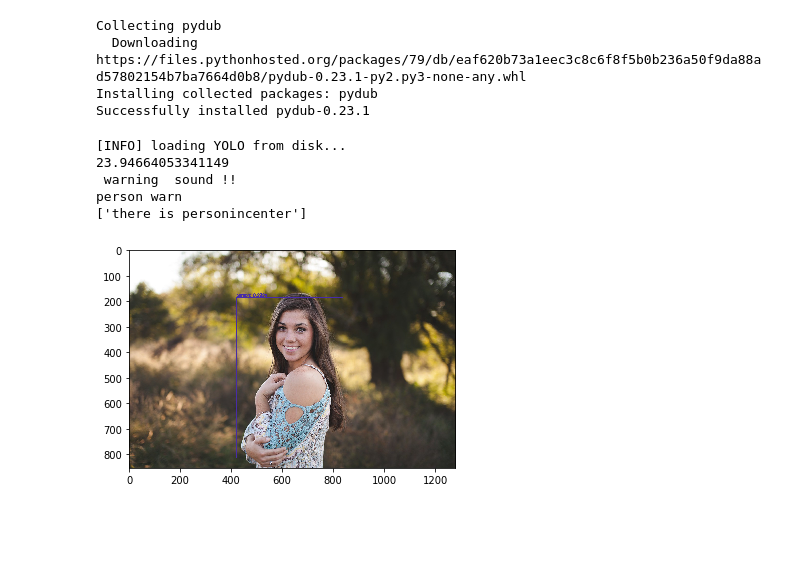
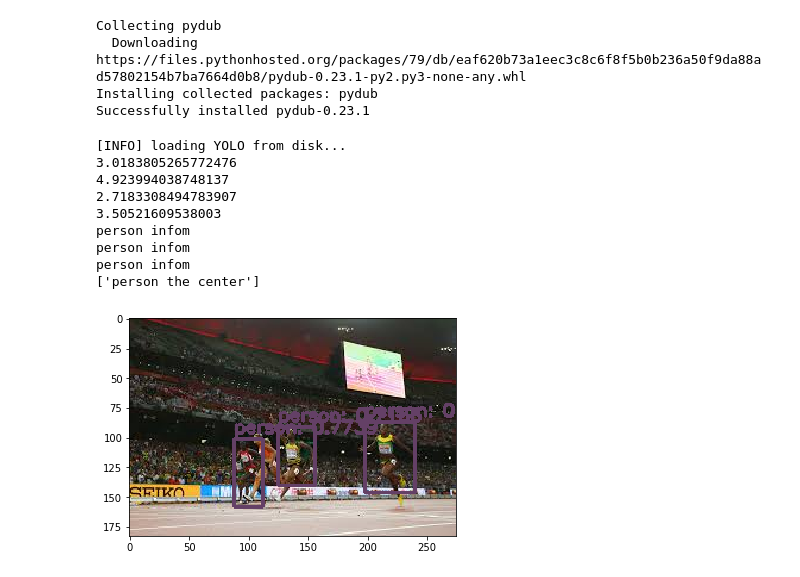
Before and after one commit to MonaaMohammed/SeeAPP-, a Jupyter notebook: selecting_the_objects_SeeApp.ipynb, the cells around one changed output. Saved outputs shown, nothing was run; the diff lists cells and outputs as text; code cells hidden in the pictures; blank space fills up the shorter version.

```diff
--- a/selecting_the_objects_SeeApp.ipynb
+++ b/selecting_the_objects_SeeApp.ipynb
@@ -111,7 +111,7 @@ ln = [ln[i[0] - 1] for i in net.getUnconnectedOutLayers()]
 # load the image with imread()
 
 
-imageSource =  '/content/test.jpg'
+imageSource =  '/content/test4.jpg'
 
 
 dic_minper = dict(classID = 0 ,minper = 3.1 )
@@ -187,6 +187,10 @@ for output in layerOutputs:
 
   idxs = cv2.dnn.NMSBoxes(boxes, confidences, 0.5, 0.3)
   texts =[]
+  classes_In_center =[]
+
+  b=set()
+  texts_of_3objects=[]
 # ensure at least one detection exists
 if len(idxs) > 0:
 
@@ -211,7 +215,18 @@ if len(idxs) > 0:
                           #center
                   if  centerX <= (W/3 * 2):
                       W_pos = "center"
-                      texts.append("there is "+   LABELS[classIDs[i]] + "in" + W_pos )
+                      #here all the classes in the center
+                      classes_In_center.append(classIDs[i])
+                      num_classes = len(classes_In_center)
+                      #this remove the the duplicate classes in the list # classes_In_center=[]
+                      for x in classes_In_center :
+                        if x not in b :
+                          texts.append(x)
+                          b.add(x)
+
+
+
+
 
                   #selecting object based on more dangers in the left
                           #left
@@ -236,7 +251,20 @@ if len(idxs) > 0:
 
                   if centerX <= (W/3 * 2):
                         W_pos= " the center"
-                        texts.append("there is "+ LABELS[classIDs[i]]   +  "in"  + W_pos  )
+                       #here all the classes in the center
+                        classes_In_center.append(classIDs[i])
+                        num_classes = len(classes_In_center)
+                         #this remove the the duplicate classes in the list # classes_In_center=[]
+                        for x in classes_In_center :
+                            if x not in b :
+                              texts.append(LABELS[classIDs[x]] +  W_pos )
+                              b.add(x)
+
+
+
+
+
+                        #texts.append("there is "+ LABELS[classIDs[i]]   +  "in"  + W_pos  )
                     #   print(texts)
                     #selecting object based on more dangers in the left
                           #left
@@ -256,7 +284,12 @@ if len(idxs) > 0:
          # print(texts)
           else:
                   print (LABELS[classIDs[i]], "Far")
+
+
   print(texts)
+
+
+
 
 
   # apply non-maxima suppression to suppress weak, overlapping bounding
@@ -274,35 +307,39 @@ if len(idxs) > 0:
 				cv2.rectangle(img, (x, y), (x + w, y + h), color, 2)
 				text = "{}: {:.4f}".format(LABELS[classIDs[i]],confidences[i])
 				cv2.putText(img, text, (x, y - 5),
 			  cv2.FONT_HERSHEY_SIMPLEX, 0.5, color, 2)
 label = LABELS[classIDs[i]]
 if label not in detected:
   # find positions
   centerX, centerY = centers[i][0], centers[i][1]
 
   if centerX <= W/3:
     W_pos = "left "
   elif centerX <= (W/3 * 2):
     W_pos = "center "
   else:
     W_pos = "right "
 
   if centerY <= H/3:
     H_pos = "top "
   elif centerY <= (H/3 * 2):
     H_pos = "mid "
   else:
     H_pos = "bottom "
   texts.append(H_pos + W_pos + label)
 #print(texts)
   detected.append(label)
   import matplotlib.pyplot as plt
   show_img = cv2.cvtColor(img, cv2.COLOR_BGR2RGB)
   plt.imshow(show_img)
 # %% [output]
 [INFO] loading YOLO from disk...
-23.94664053341149
- warning  sound !!
-person warn
-['there is personincenter']
+3.0183805265772476
+4.923994038748137
+2.7183308494783907
+3.50521609538003
+person infom
+person infom
+person infom
+['person the center']
-[figure, old version]
+[figure, new version]
```
Also changed, not shown: parts of 2 cells of this notebook.
